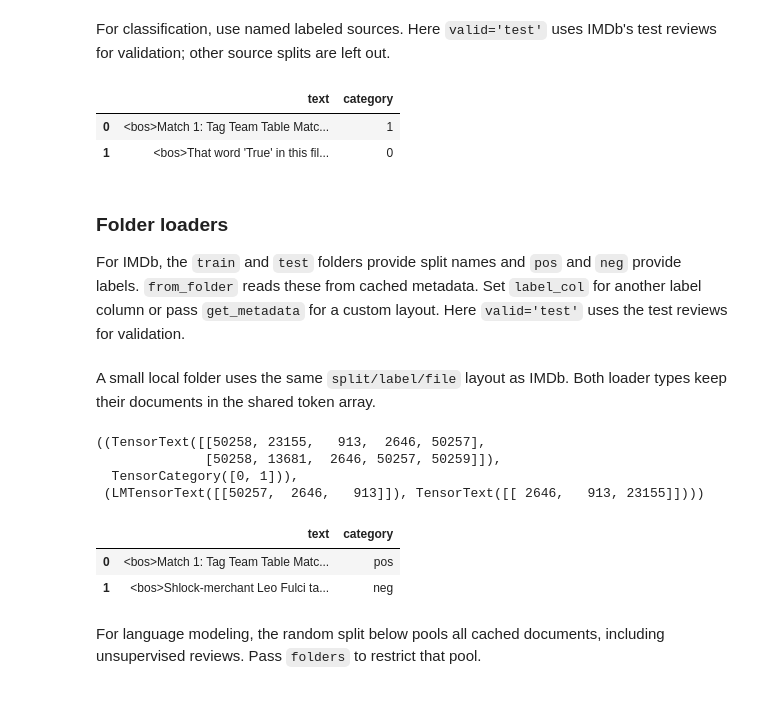
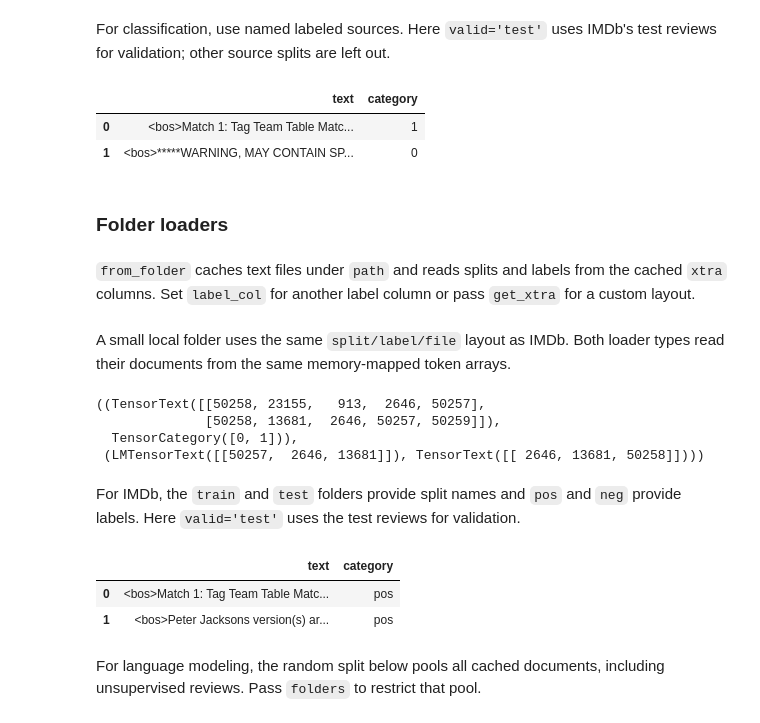
Before and after one commit to dienhoa/fastai, a Jupyter notebook: nbs/36_text.tokenizer.ipynb, the cells around one changed output. Drawn from its saved outputs; the diff is of its cells as text; code cells hidden in the pictures.

Commit message:
arrow cache

```diff
--- a/nbs/36_text.tokenizer.ipynb
+++ b/nbs/36_text.tokenizer.ipynb
@@ -136,9 +111,9 @@ class TokenDocs:
 # %%
-docs = TokenDocs(flat, offsets)
+docs = TokenDocs(ids)
 test_eq([tok.decode(d.tolist()) for d in docs], texts)
-test_is(docs.flat, flat)
 test_eq(docs[[1, 0]][0], docs[-1])
-test_eq(np.shares_memory(docs[0], flat), True)
+test_is(docs[[1, 0]].chunks, docs.chunks)
+test_eq(np.shares_memory(docs[0], ids.chunk(0).values.to_numpy()), True)
 tok.decode(docs[1].tolist())
 # %% [output]
 'jumps over the lazy dog'
@@ -372,7 +447,7 @@ class HfTokenizer(Transform):
     def _add_boundaries(self, ids): return TensorText([self.bos] + ids + [self.eos])
     def _len(self, o): return len(o) if isinstance(o, np.ndarray) else len(self.tok.encode(o).ids)
     def get_lengths(self, items):
-        if isinstance(items, TokenDocs): return (np.diff(items.offsets)+2)[items.idxs]
+        if isinstance(items, TokenDocs): return (items.lens+2)[items.idxs]
         items = L(items)
         if not items: return L()
         return L(self._len(o)+2 for o in items) if isinstance(items[0], (np.ndarray, str)) else None
@@ -404,6 +479,7 @@ tfm(texts[1]), tfm.decode(tfm(texts[1]))
 Place `Reverse` after `HfTokenizer` to train on reversed sequences. It reverses on decoding too, restoring the original text for display. The same loaders and learners can use either direction.
 # %%
 class Reverse(Transform):
+    "Reverse a token sequence on encode and restore its original order on decode"
     def encodes(self, o): return o.flip(0)
     def decodes(self, o): return o.flip(0)
 # %%
@@ -419,10 +495,16 @@ pipe.decode(pipe(docs[0]))
 # %%
 class HfTextBlock(TransformBlock):
     "A `TransformBlock` for documents that `tok_tfm` encodes straight to token ids"
-    def __init__(self, tok_tfm, is_lm=False, seq_len=72, backwards=False):
+    def __init__(
+        self,
+        tok_tfm, # Tokenizing `Transform`, such as `HfTokenizer`
+        is_lm=False, # Build a language model loader instead of a classifier loader
+        seq_len=72, # Language model sequence length or classifier padding chunk size
+        backwards=False # Reverse each tokenized document
+    ):
         type_tfms = [tok_tfm] + ([Reverse()] if backwards else [])
-        super().__init__(type_tfms=type_tfms, dl_type=LMDataLoader if is_lm else SortedDL,
-                         dls_kwargs={'seq_len': seq_len} if is_lm else {'before_batch': Pad_Chunk(seq_len=seq_len, pad_idx=tok_tfm.pad_id)})
+        dls_kwargs = {'seq_len': seq_len} if is_lm else {'before_batch': Pad_Chunk(seq_len=seq_len, pad_idx=tok_tfm.pad_id)}
+        super().__init__(type_tfms=type_tfms, dl_type=LMDataLoader if is_lm else SortedDL, dls_kwargs=dls_kwargs)
 # %% [markdown]
 A language model predicts the next token in the stream. In this batch, the targets in `y` are shifted one position ahead of the inputs in `x`.
 # %%
@@ -611,14 +679,13 @@ dls.show_batch(max_n=2)
 For classification, use named labeled sources. Here `valid='test'` uses IMDb's test reviews for validation; other source splits are left out.
 # %%
 #| eval: false
-dls = TextDataLoadersNew.from_dataset('stanfordnlp/imdb', text_col='text', label_col='label',
-    valid='test', bs=8)
-dls.show_batch(max_n=2)
+imdb_dls = TextDataLoadersNew.from_dataset('stanfordnlp/imdb', text_col='text', label_col='label', valid='test', bs=8)
+imdb_dls.show_batch(max_n=2)
 # %% [output]
 |  | text | category |
 | 0 | <bos>Match 1: Tag Team Table Matc... | 1 |
-| 1 | <bos>That word 'True' in this fil... | 0 |
+| 1 | <bos>*****WARNING, MAY CONTAIN SP... | 0 |
+# %% [markdown]
+### Folder loaders
 # %% [markdown]
-### Folder loaders
-
-For IMDb, the `train` and `test` folders provide split names and `pos` and `neg` provide labels. `from_folder` reads these from cached metadata. Set `label_col` for another label column or pass `get_metadata` for a custom layout. Here `valid='test'` uses the test reviews for validation.
+`from_folder` caches text files under `path` and reads splits and labels from the cached `xtra` columns. Set `label_col` for another label column or pass `get_xtra` for a custom layout.
@@ -625,32 +715,30 @@ For IMDb, the `train` and `test` folders provide split names and `pos` and `neg`
 # %% [markdown]
-A small local folder uses the same `split/label/file` layout as IMDb. Both loader types keep their documents in the shared token array.
+A small local folder uses the same `split/label/file` layout as IMDb. Both loader types read their documents from the same memory-mapped token arrays.
 # %%
-with tempfile.TemporaryDirectory() as d:
-    folder = Path(d)
-    for split in ('train', 'valid'):
-        for label, text in [('pos', 'Great film'), ('neg', 'Awful film')]:
-            review = folder/split/label/'review.txt'
-            review.parent.mkdir(parents=True)
-            review.write_text(text)
-    folder_dls = TextDataLoadersNew.from_folder(folder, cache_dir=folder/'cache', bs=2, device='cpu')
-    folder_lm = TextDataLoadersNew.from_folder(folder, cache_dir=folder/'cache', is_lm=True,
-        backwards=True, bs=1, seq_len=3, device='cpu')
-test_eq([folder_dls.vocab[1][label] for _, label in folder_dls.valid_ds], ['neg', 'pos'])
-test_is(folder_dls.train_ds.items.flat, folder_dls.valid_ds.items.flat)
-folder_dls.one_batch(), folder_lm.one_batch()
+with sample_folder() as (folder, cache_dir):
+    folder_dls = TextDataLoadersNew.from_folder(folder, cache_dir=cache_dir, bs=2, device='cpu')
+    folder_lm = TextDataLoadersNew.from_folder(folder, cache_dir=cache_dir, is_lm=True, backwards=True, bs=1, seq_len=3, device='cpu')
+    test_eq([folder_dls.vocab[1][label] for _, label in folder_dls.valid_ds], ['neg', 'pos'])
+    test_is(folder_dls.train_ds.items.chunks, folder_dls.valid_ds.items.chunks)
+    test_eq(folder_lm.train_ds[0][0].flip(0), folder_dls.train_ds[0][0])
+    folder_batch, folder_lm_batch = folder_dls.one_batch(), folder_lm.one_batch()
+folder_batch, folder_lm_batch
 # %% [output]
 ((TensorText([[50258, 23155,   913,  2646, 50257],
               [50258, 13681,  2646, 50257, 50259]]),
   TensorCategory([0, 1])),
- (LMTensorText([[50257,  2646,   913]]), TensorText([[ 2646,   913, 23155]])))
+ (LMTensorText([[50257,  2646, 13681]]), TensorText([[ 2646, 13681, 50258]])))
+# %% [markdown]
+For IMDb, the `train` and `test` folders provide split names and `pos` and `neg` provide labels. Here `valid='test'` uses the test reviews for validation.
 # %%
 #| eval: false
-dls = TextDataLoadersNew.from_folder(path, valid='test', bs=8)
-dls.show_batch(max_n=2)
+imdb_path = untar_data(URLs.IMDB)
+imdb_folder_dls = TextDataLoadersNew.from_folder(imdb_path, valid='test', bs=8)
+imdb_folder_dls.show_batch(max_n=2)
 # %% [output]
 |  | text | category |
 | 0 | <bos>Match 1: Tag Team Table Matc... | pos |
-| 1 | <bos>Shlock-merchant Leo Fulci ta... | neg |
+| 1 | <bos>Peter Jacksons version(s) ar... | pos |
 # %% [markdown]
 For language modeling, the random split below pools all cached documents, including unsupervised reviews. Pass `folders` to restrict that pool.
 # %%
```
Also changed, not shown: parts of 84 cells of this notebook, 4 other files.
